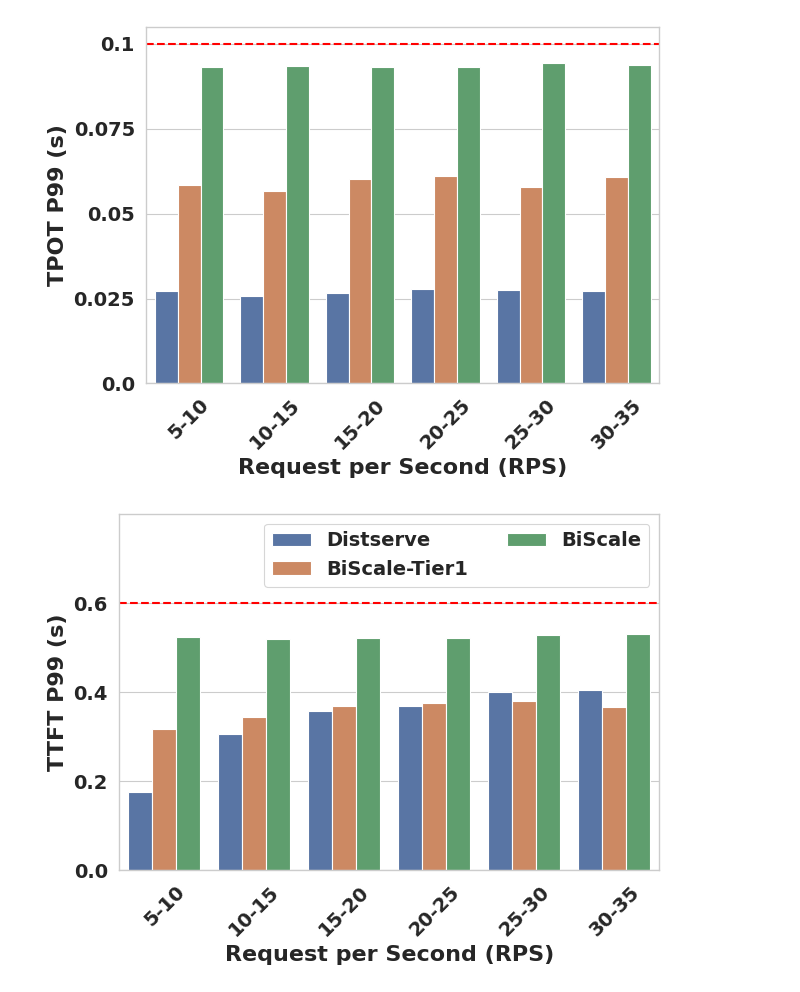
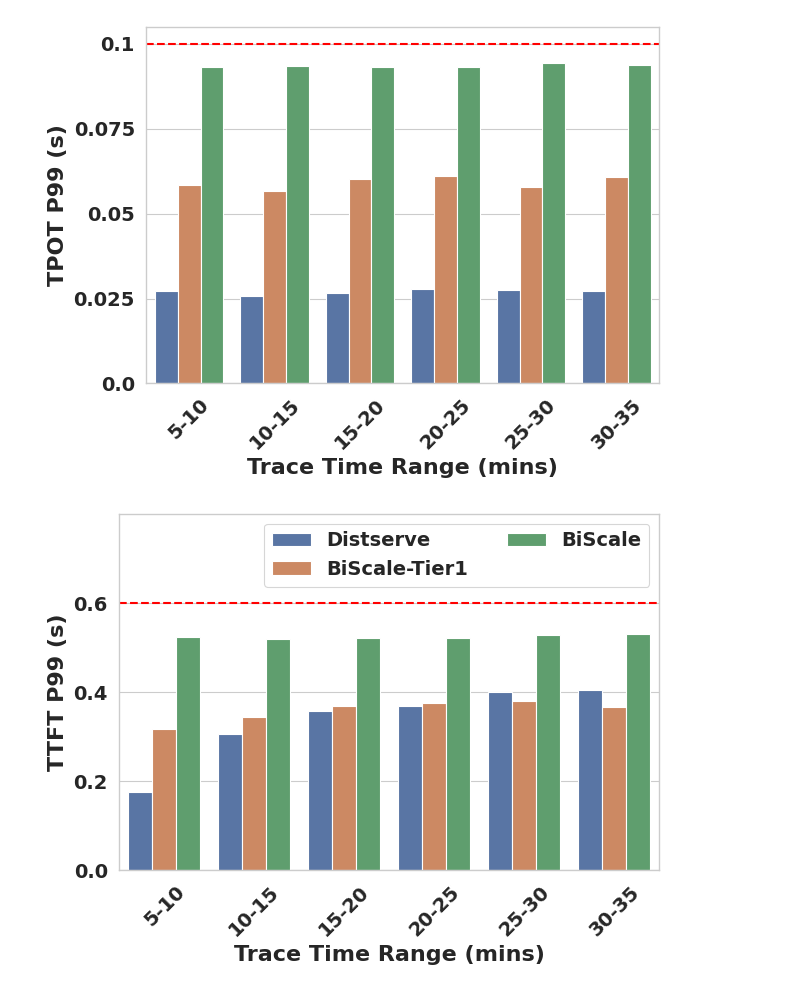
Before and after one commit to Louis-99/vllm-fork, a Jupyter notebook: additional_stuff/sosp_evals/2_nodes/disag_oracle.ipynb, the cells around one changed output. Saved outputs shown, nothing was run; the diff lists cells and outputs as text; code cells hidden in the pictures.

```diff
--- a/additional_stuff/sosp_evals/2_nodes/disag_oracle.ipynb
+++ b/additional_stuff/sosp_evals/2_nodes/disag_oracle.ipynb
@@ -3,10 +3,10 @@ import pandas as pd
 import matplotlib.pyplot as plt
 import seaborn as sns
 # %%
-path_disag = "/export2/obasit/ClusterLevelServing/vllm_logs/arxiv_evls/oracle_67_percent/profiler_logs_0_March29_oracle_fix/chunked/metrics.csv"
+path_disag = "/export5/obasit/ClusterLevelServing/vllm_logs/arxiv_evls/oracle_67_percent/profiler_logs_0_March29_oracle_fix/chunked/metrics.csv"
 df_results_disag = pd.read_csv(path_disag)
 
-path_coll = "/export2/obasit/ClusterLevelServing/vllm_logs/arxiv_evls/oracle_67_percent/profiler_logs_0_March29_oracle_fix/disag/metrics.csv"
+path_coll = "/export5/obasit/ClusterLevelServing/vllm_logs/arxiv_evls/oracle_67_percent/profiler_logs_0_March29_oracle_fix/disag/metrics.csv"
 df_results_coll = pd.read_csv(path_coll)
 
 df_results = pd.concat([df_results_disag, df_results_coll], ignore_index=True)
@@ -65,7 +65,7 @@ ax = sns.barplot(
 ax.axhline(y=0.1, color='red', linestyle='--', linewidth=1.5)
 
 # Customize the plot
-ax.set_xlabel('Request per Second (RPS)', fontsize=16, fontweight='bold')
+ax.set_xlabel('Trace Time Range (mins)', fontsize=16, fontweight='bold')
 ax.set_ylabel('TPOT P99 (s)', fontsize=16, fontweight='bold')
 ax.set_ylim(0, 0.105)
 ax.set_xticks([1, 2, 3, 4, 5, 6])
@@ -91,7 +91,7 @@ ax = sns.barplot(
 ax.axhline(y=0.6, color='red', linestyle='--', linewidth=1.5)
 
 # Customize the plot
-ax.set_xlabel('Request per Second (RPS)', fontsize=16, fontweight='bold')
+ax.set_xlabel('Trace Time Range (mins)', fontsize=16, fontweight='bold')
 ax.set_ylabel('TTFT P99 (s)', fontsize=16, fontweight='bold')
 ax.set_ylim(0, 0.8)
 ax.set_xticks([1, 2, 3, 4, 5, 6])
@@ -115,7 +115,7 @@ ax = sns.barplot(
 )
 
 # Customize the plot
-ax.set_xlabel('Request per Second (RPS)', fontsize=16, fontweight='bold')
+ax.set_xlabel('Trace Time Range (mins)', fontsize=16, fontweight='bold')
 ax.set_ylabel('Energy per Token (J)', fontsize=16, fontweight='bold')
 ax.set_xticks([1, 2, 3, 4, 5, 6])
 ax.set_xlim(0.5, 6.5)
@@ -139,7 +139,7 @@ ax = sns.barplot(
 )
 
 # Customize the plot
-ax.set_xlabel('Request per Second (RPS)', fontsize=16, fontweight='bold')
+ax.set_xlabel('Trace Time Range (mins)', fontsize=16, fontweight='bold')
 ax.set_ylabel('Energy per Request (J)', fontsize=16, fontweight='bold')
 ax.set_xticks([1, 2, 3, 4, 5, 6])
 ax.set_xlim(0.5, 6.5)
@@ -148,33 +148,33 @@ ax.tick_params(axis='y', labelsize=14)
 for label in ax.get_yticklabels():
     label.set_fontweight('bold')
 ax.legend_.remove()
 plt.tight_layout()
 plt.savefig("figs/p67_oracle_energy_per_request_prefill.pdf", format="pdf")
 
 #################### Energy per token - total ####################
 df_results['energy_per_req'] = df_results['energy_j'] / df_results['num_requests']
 sns.set_theme(context="paper", style="whitegrid")
 plt.figure()
 ax = sns.barplot(
     x="rps",
     y="energy_per_req",
     hue="name",
     data=df_results,
     dodge=True,
 )
 
 # Customize the plot
-ax.set_xlabel('Request per Second (RPS)', fontsize=16, fontweight='bold')
+ax.set_xlabel('Trace Time Range (mins)', fontsize=16, fontweight='bold')
 ax.set_ylabel('Energy per Request (J)', fontsize=16, fontweight='bold')
 ax.set_xticks([1, 2, 3, 4, 5, 6])
 ax.set_xlim(0.5, 6.5)
 ax.set_xticklabels(['5-10', '10-15', '15-20', '20-25', '25-30', '30-35'], fontsize=14, rotation=45, ha='center', fontweight='bold')
 ax.tick_params(axis='y', labelsize=14)
 for label in ax.get_yticklabels():
     label.set_fontweight('bold')
 ax.legend_.remove()
 plt.tight_layout()
 plt.savefig("figs/p67_oracle_energy_per_request_total.pdf", format="pdf")
 # %% [output]
-[figure, old version]
+[figure, new version]
-[figure, old version]
+[figure, new version]
```
Also changed, not shown: parts of 1 cell of this notebook, 5 other files.
